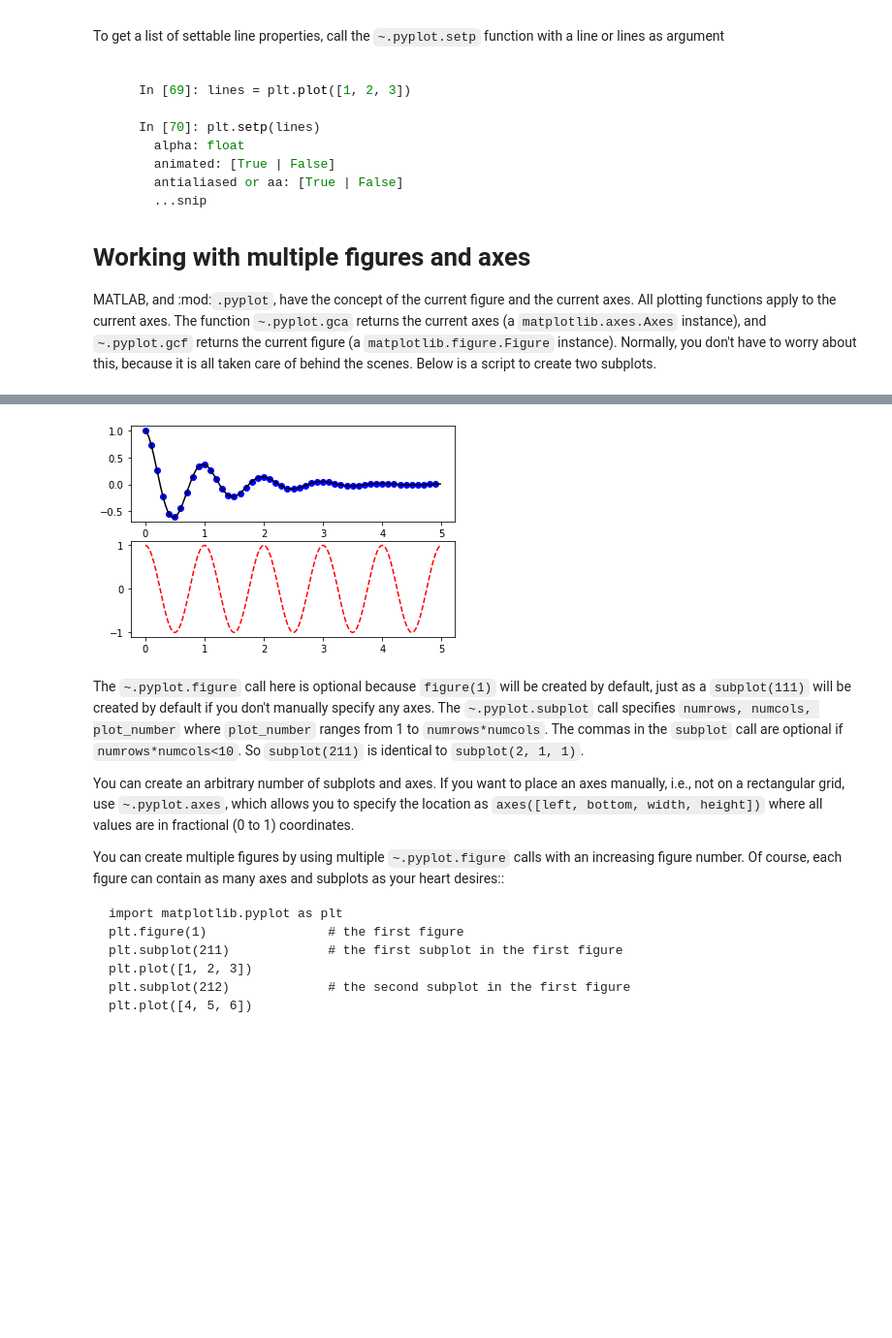
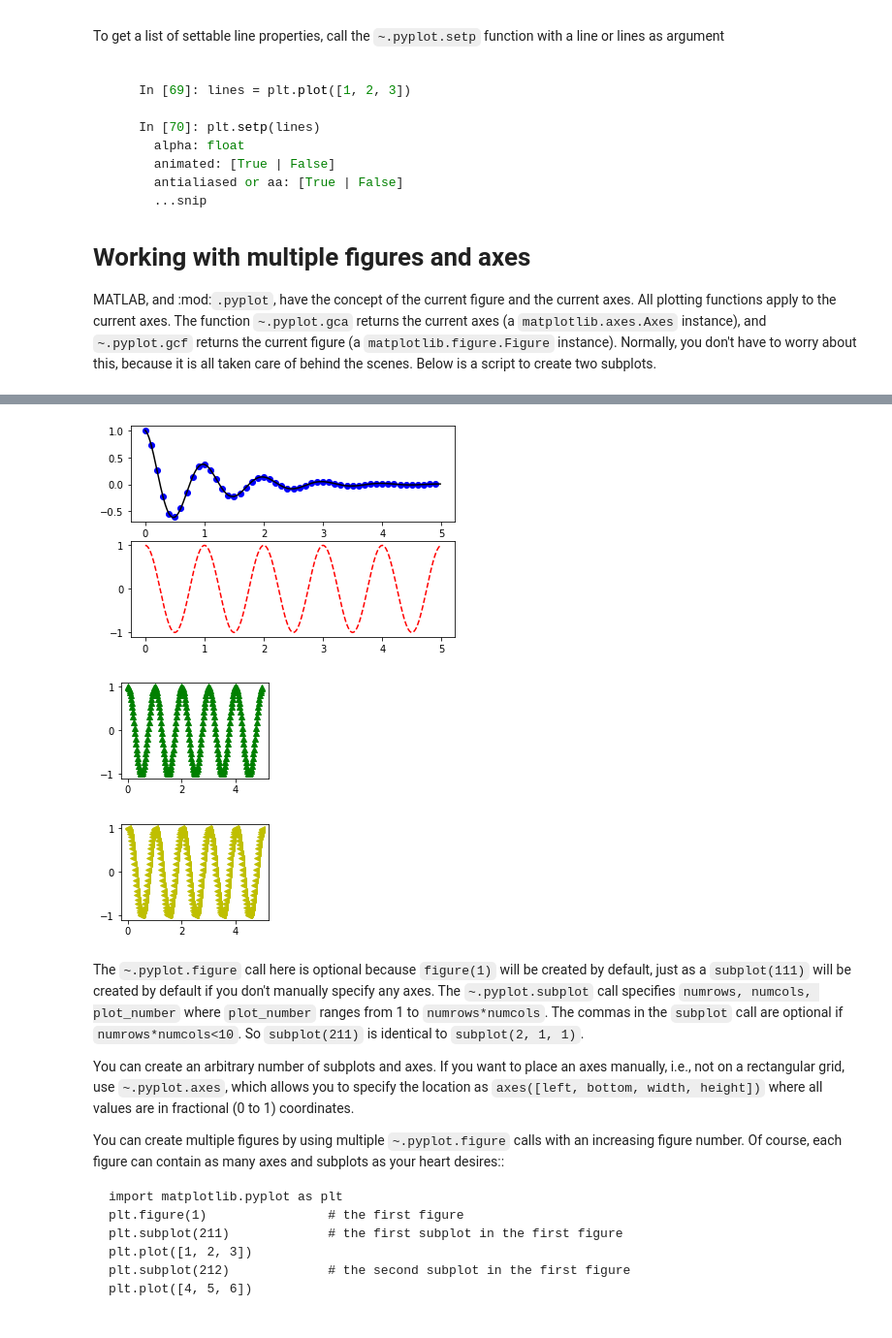
Before and after one commit to stanislava85/Jupyter_Notebooks_TKH, a Jupyter notebook: Classes/week-019/week-19-class-2.ipynb, the cells around one changed output, grey strips where cells are left out. Shown at 97% size. Saved outputs shown, nothing was run; the diff lists cells and outputs as text; code cells hidden in the pictures; blank space fills up the shorter version.

```diff
--- a/Classes/week-019/week-19-class-2.ipynb
+++ b/Classes/week-019/week-19-class-2.ipynb
@@ -1092,19 +1146,29 @@ is a script to create two subplots.
 # %%
 def f(t):
-    return np.exp(-t) * np.cos(2*np.pi*t)
+    return np.exp(-t) * np.cos(2*np.pi*t)  #negative exponent * ...
 
 t1 = np.arange(0.0, 5.0, 0.1)
 t2 = np.arange(0.0, 5.0, 0.02)
 
-plt.figure()
-plt.subplot(211)
+plt.figure()   #this is subplot 1
+plt.subplot(2,1,1)  #or (211); #2 rows, 1 column, this is the 1st index
 plt.plot(t1, f(t1), 'bo', t2, f(t2), 'k')
 
-plt.subplot(212)
+plt.subplot(212)   #this is subplot 2
 plt.plot(t2, np.cos(2*np.pi*t2), 'r--')
 plt.show()
+
+plt.subplot(222)   #this is subplot 3
+plt.plot(t2, np.cos(2*np.pi*t2), 'g^')
+plt.show()
+
+plt.subplot(223)   #this is subplot 4
+plt.plot(t2, np.cos(2*np.pi*t2), 'y<')
+plt.show()
 # %% [output]
 [figure]
+[figure, added]
+[figure, added]
 # %% [markdown]
 The `~.pyplot.figure` call here is optional because
 ``figure(1)`` will be created by default, just as a ``subplot(111)``
```
Also changed, not shown: parts of 11 cells of this notebook, 10 other files.
